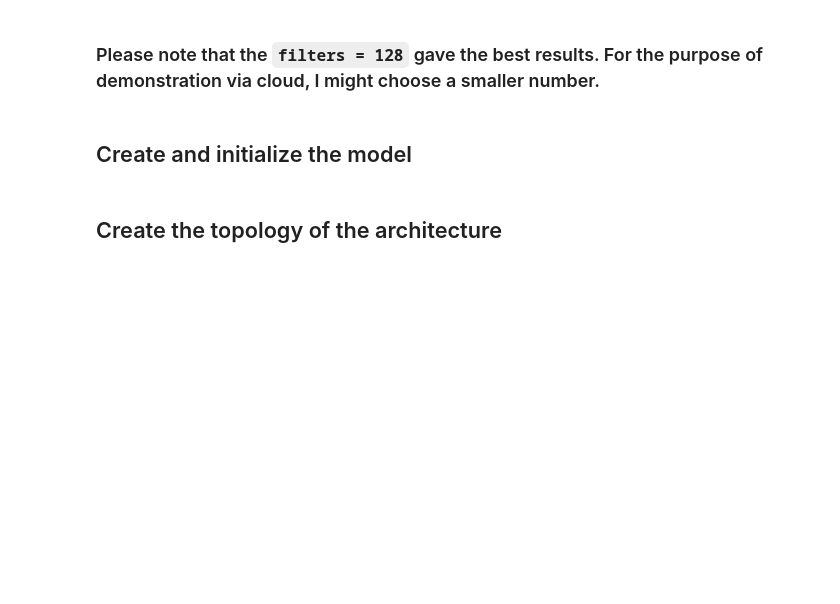
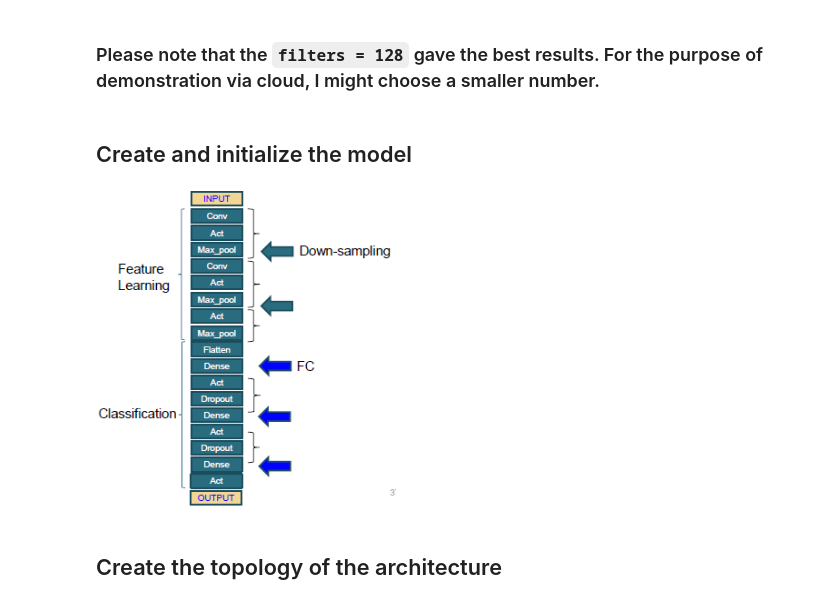
Before and after one commit to ravichas/ML-TC1, a Jupyter notebook: TC1-ConvNN.ipynb, the cells around one changed output. Drawn from its saved outputs; the diff is of its cells as text; code cells hidden in the pictures; blank space fills up the shorter version.

```diff
--- a/TC1-ConvNN.ipynb
+++ b/TC1-ConvNN.ipynb
@@ -137,6 +131,11 @@ stride = 1
 K.clear_session()
 # %% [markdown]
 ## Create and initialize the model
+# %%
+from IPython.core.display import Image
+Image(filename='Img/TC1-arch.png',width = 300, height = 400 )
+# %% [output]
+[figure, added]
 # %%
 model = Sequential()
 
```
Also changed, not shown: parts of 18 cells of this notebook.
